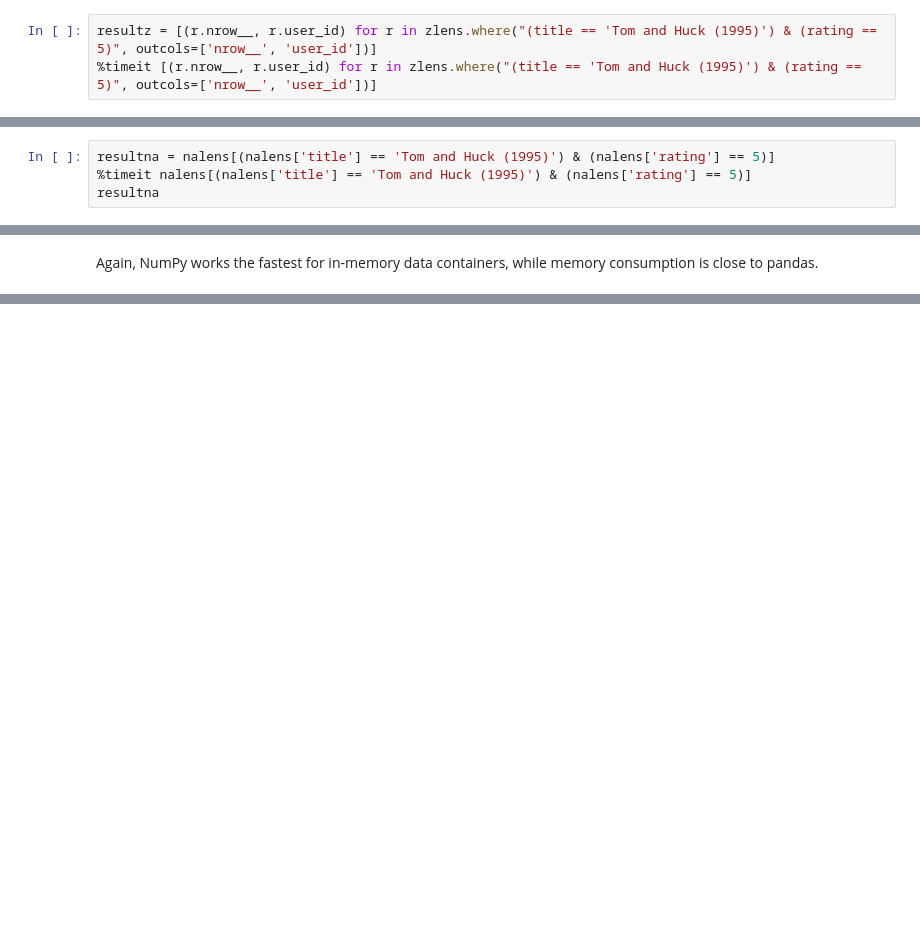
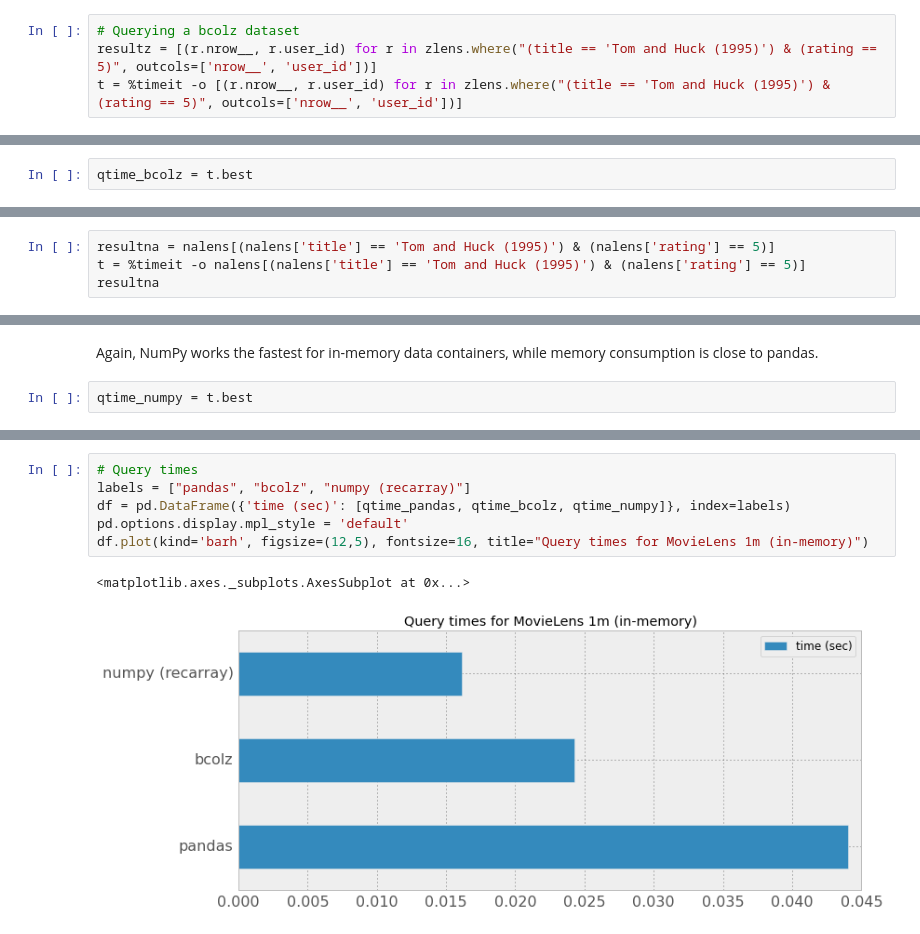
Before and after one commit to FrancescAlted/EuroPython2015, a Jupyter notebook: Querying-Table.ipynb, the cells around one changed output, grey strips where cells are left out. Cells and saved outputs as stored; diff of their text form; blank space fills up the shorter version.

```diff
--- a/Querying-Table.ipynb
+++ b/Querying-Table.ipynb
@@ -107,6 +128,7 @@ Why do you think that number of uncompressed bytes (nbytes) that the ctable repo
 
 *Hint:* Pandas stores the string columns in NumPy containers with 'object' dtype whereas bcolz uses the equivalent to NumPy's 'string' objects.
 # %%
+# Querying a bcolz dataset
 resultz = [(r.nrow__, r.user_id) for r in zlens.where("(title == 'Tom and Huck (1995)') & (rating == 5)", outcols=['nrow__', 'user_id'])]
-%timeit [(r.nrow__, r.user_id) for r in zlens.where("(title == 'Tom and Huck (1995)') & (rating == 5)", outcols=['nrow__', 'user_id'])]
+t = %timeit -o [(r.nrow__, r.user_id) for r in zlens.where("(title == 'Tom and Huck (1995)') & (rating == 5)", outcols=['nrow__', 'user_id'])]
 # %% [output]
@@ -114,0 +137,2 @@ In [14] used 0.152 MiB RAM in 1.133s, peaked 0.000 MiB above current, total RAM
+# %%
+qtime_bcolz = t.best
@@ -133,5 +169,5 @@ In [18] used 0.000 MiB RAM in 1.031s, peaked 53.297 MiB above current, total RAM
 # %%
 resultna = nalens[(nalens['title'] == 'Tom and Huck (1995)') & (nalens['rating'] == 5)]
-%timeit nalens[(nalens['title'] == 'Tom and Huck (1995)') & (nalens['rating'] == 5)]
+t = %timeit -o nalens[(nalens['title'] == 'Tom and Huck (1995)') & (nalens['rating'] == 5)]
 resultna
 # %% [output]
@@ -144,2 +180,4 @@ In [19] used 0.000 MiB RAM in 0.804s, peaked 0.000 MiB above current, total RAM
 # %% [markdown]
 Again, NumPy works the fastest for in-memory data containers, while memory consumption is close to pandas.
+# %%
+qtime_numpy = t.best
@@ -145,0 +192,9 @@ Again, NumPy works the fastest for in-memory data containers, while memory consu
+# %%
+# Query times
+labels = ["pandas", "bcolz", "numpy (recarray)"]
+df = pd.DataFrame({'time (sec)': [qtime_pandas, qtime_bcolz, qtime_numpy]}, index=labels)
+pd.options.display.mpl_style = 'default'
+df.plot(kind='barh', figsize=(12,5), fontsize=16, title="Query times for MovieLens 1m (in-memory)")
+# %% [output]
+<matplotlib.axes._subplots.AxesSubplot at 0x...>
+[figure, added]
```
Also changed, not shown: parts of 33 cells of this notebook, 1 other file.
